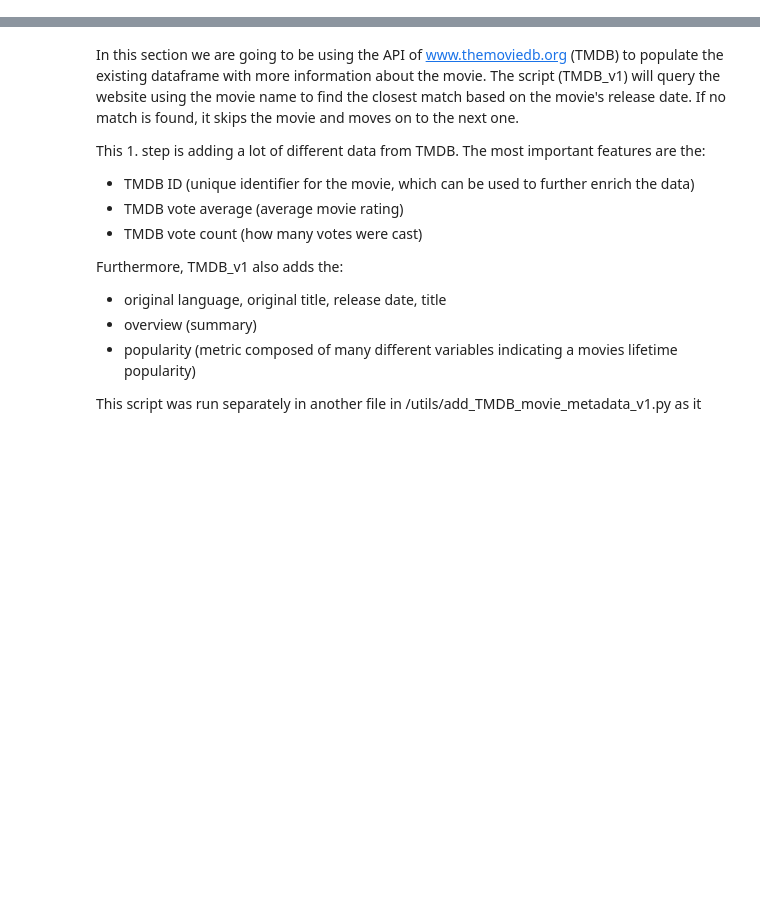
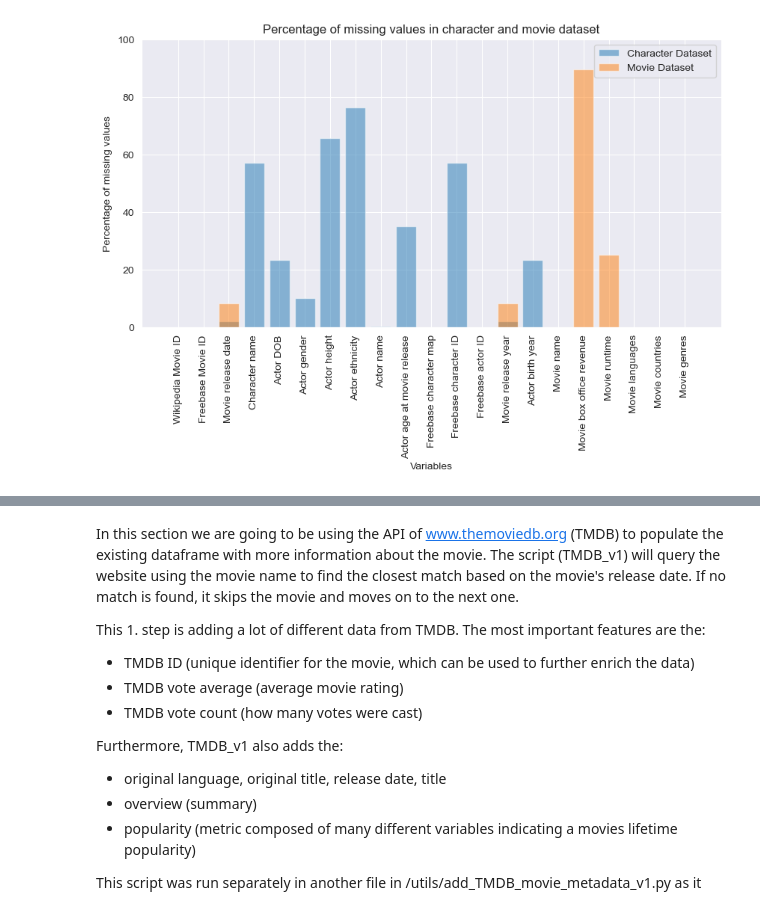
Before and after one commit to epfl-ada/ada-2023-project-byggemandbob, a Jupyter notebook: pipeline_gus.ipynb, the cells around one changed output, grey strips where cells are left out. Cells and saved outputs as stored; diff of their text form; code cells hidden in the pictures; blank space fills up the shorter version.

```diff
--- a/pipeline_gus.ipynb
+++ b/pipeline_gus.ipynb
@@ -3,0 +78,4 @@
+# %%
+# Define the condition to identify rows where 'Actor birth year' needs to be set to NaN
+condition = (character_metadata['Actor birth year'] < 1700) | (character_metadata['Actor birth year'] > 2016)
+character_metadata.loc[condition, 'Actor birth year'] = np.nan
@@ -3,0 +96,4 @@
+# %%
+# Define the condition to identify rows where height needs to be set to NaN
+condition = (character_metadata['Actor height'] > 2.4)
+character_metadata.loc[condition, 'Actor height'] = np.nan
@@ -3,0 +113,4 @@
+# %%
+# Define the condition to identify rows where age needs to be set to NaN
+condition = (character_metadata['Actor age at movie release'] < 0) | (character_metadata['Actor age at movie release'] > 110)
+character_metadata.loc[condition, 'Actor age at movie release'] = np.nan
@@ -3,0 +134,3 @@
+# %%
+condition = (movie_metadata['Movie runtime'] > 5*60)
+movie_metadata.loc[condition, 'Movie runtime'] = np.nan
@@ -3,0 +154,23 @@
+# %%
+# Calculate percentage of missing values for each attribute
+character_nan_percentages = character_metadata.isna().mean() * 100
+movie_nan_percentages = movie_metadata.isna().mean() * 100
+
+# Create a bar plot
+fig, ax = plt.subplots(figsize=(10, 5))
+
+# Plot the character dataset NaN percentages
+ax.bar(character_nan_percentages.index, character_nan_percentages, label='Character Dataset', alpha=0.5)
+
+# Plot the movie dataset NaN percentages
+ax.bar(movie_nan_percentages.index, movie_nan_percentages, label='Movie Dataset', alpha=0.5)
+
+ax.set_ylim(0,100)
+ax.set_xlabel('Variables')
+ax.set_ylabel('Percentage of missing values')
+ax.set_title('Percentage of missing values in character and movie dataset')
+ax.legend()
+plt.xticks(rotation=90)
+plt.show()
+# %% [output]
+[figure, added]
```
Also changed, not shown: parts of 61 cells of this notebook.
